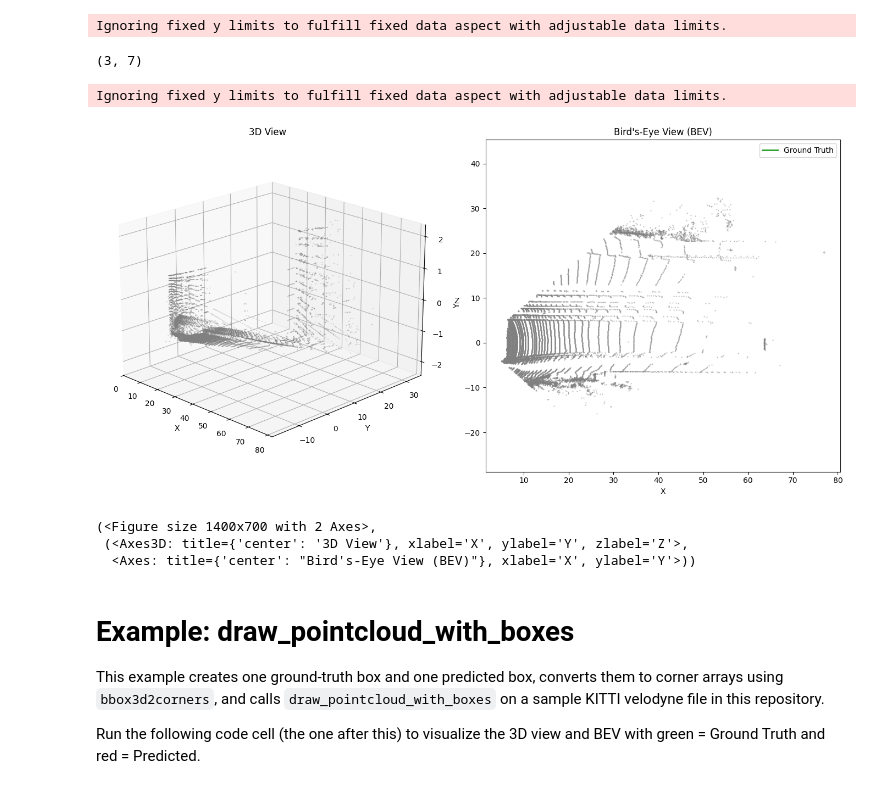
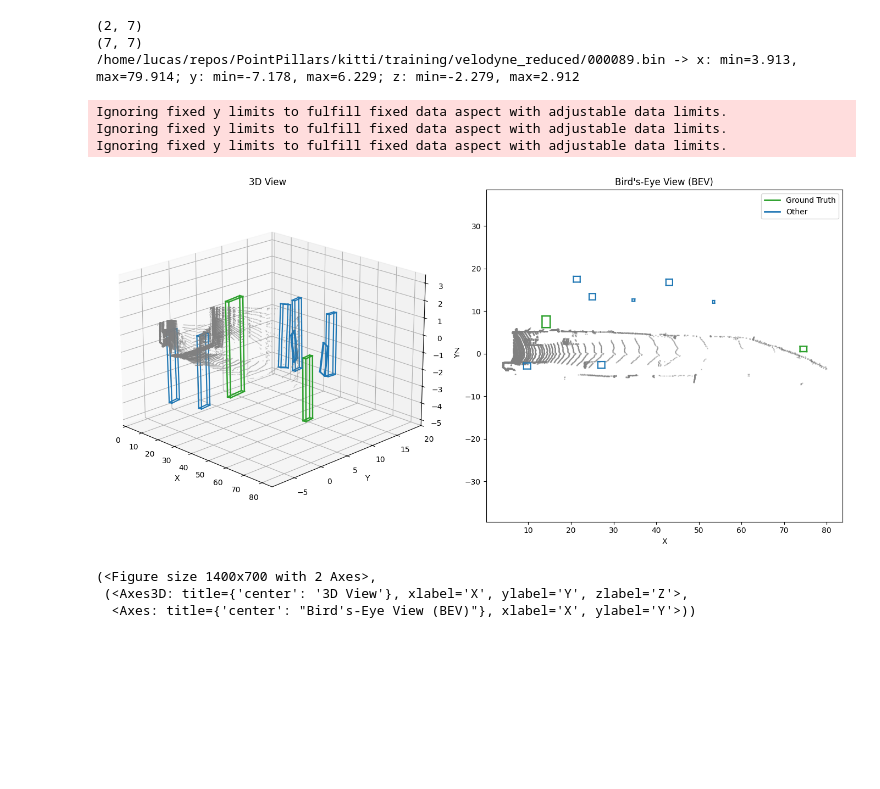
Before and after one commit to Lucaswujc/PointPillars, a Jupyter notebook: display_boxes.ipynb, the cells around one changed output. Drawn from its saved outputs; the diff is of its cells as text; code cells hidden in the pictures; blank space fills up the shorter version.

```diff
--- a/display_boxes.ipynb
+++ b/display_boxes.ipynb
@@ -192,42 +280,79 @@ def draw_pointcloud_with_boxes(bin_path, boxes_corners_gt, boxes_corners_pred=No
     if show:
         plt.show()
     return fig, (ax3d, axbev)
+# %%
+def points_camera2lidar(points, tr_velo_to_cam, r0_rect):
+    '''
+    points: shape=(N, 8, 3)
+    tr_velo_to_cam: shape=(4, 4)
+    r0_rect: shape=(4, 4)
+    return: shape=(N, 8, 3)
+    '''
+    extended_xyz = np.pad(points, ((0, 0), (0, 0), (0, 1)), 'constant', constant_values=1.0)
+    rt_mat = np.linalg.inv(r0_rect @ tr_velo_to_cam)
+    xyz = extended_xyz @ rt_mat.T
+    return xyz[..., :3]
 # %%
 import numpy as np
 
 pcd_limit_range = np.array([0, -40, -3, 70.4, 40, 0.0], dtype=np.float32)
 # Extract annotation arrays
-annos = loaded_data[1]['annos']
+idx = 27
+annos = loaded_data[idx]['annos']
+annos1 = eval_data[idx]
+
 locations = annos['location']
 dimensions = annos['dimensions']
 rotations_y = annos['rotation_y']
 
+locations1 = annos1['location']
+dimensions1 = annos1['dimensions']
+rotations_y1 = annos1['rotation_y']
+
+calib = loaded_data[idx]['calib']
+r0_rect = calib['R0_rect']
+tr_velo_to_cam = calib['Tr_velo_to_cam']
 
 # Filter out invalid boxes (e.g., 'DontCare' or negative dimensions)
 valid_mask = (annos['name'] != 'DontCare') & (dimensions[:, 0] > 0) & (dimensions[:, 1] > 0) & (dimensions[:, 2] > 0)
+valid_mask1 = (annos1['name'] != 'DontCare') & (dimensions1[:, 0] > 0) & (dimensions1[:, 1] > 0) & (dimensions1[:, 2] > 0)
 
 locations_valid = locations[valid_mask]
 dimensions_valid = dimensions[valid_mask]
 rotations_y_valid = rotations_y[valid_mask]
+locations1_valid = locations1[valid_mask1]
+dimensions1_valid = dimensions1[valid_mask1]
+rotations_y1_valid = rotations_y1[valid_mask1]
 
 # Compute corners for each valid box
 # boxes_corners = [compute_box_corners(loc, dim, ry) for loc, dim, ry in zip(locations_valid, dimensions_valid, rotations_y_valid)]
 bboxes = np.concatenate([locations_valid, dimensions_valid, rotations_y_valid[:, None]], axis=1)  # shape: (N, 7)
+bboxes1 = np.concatenate([locations1_valid, dimensions1_valid, rotations_y1_valid[:, None]], axis=1)  # shape: (N, 7)
 
-boxes_corners2 = bbox3d2corners(bboxes)
+boxes_corners = bbox3d2corners(bboxes)
+bboxes_corners2 = bbox3d2corners(bboxes1)
+boxes_corners_in_lidar = points_camera2lidar(points=boxes_corners,
+                                             r0_rect=r0_rect,
+                                             tr_velo_to_cam=tr_velo_to_cam)
+boxes_corners2_in_lidar = points_camera2lidar(points=bboxes_corners2,
+                                             r0_rect=r0_rect,
+                                             tr_velo_to_cam=tr_velo_to_cam)
 # print(boxes_corners)
 # print(boxes_corners2)
 # Draw on the point cloud
-boxes_corners2 = keep_bbox_from_lidar_range_strict(boxes_corners2, pcd_limit_range)
-draw_pointcloud_with_boxes('/home/lucas/repos/PointPillars/kitti/training/velodyne_reduced/000001.bin', boxes_corners2)
+# boxes_corners2 = keep_bbox_from_lidar_range_strict(boxes_corners2, pcd_limit_range)
+draw_pointcloud_with_boxes('/home/lucas/repos/PointPillars/kitti/training/velodyne_reduced/000089.bin', boxes_corners_in_lidar, boxes_corners2_in_lidar, mode='default', show=True)
 # %% [output]
-Ignoring fixed y limits to fulfill fixed data aspect with adjustable data limits.
+(2, 7)
+(7, 7)
+/home/lucas/repos/PointPillars/kitti/training/velodyne_reduced/000089.bin -> x: min=3.913, max=79.914; y: min=-7.178, max=6.229; z: min=-2.279, max=2.912
-(3, 7)
+Ignoring fixed y limits to fulfill fixed data aspect with adjustable data limits.
+Ignoring fixed y limits to fulfill fixed data aspect with adjustable data limits.
+Ignoring fixed y limits to fulfill fixed data aspect with adjustable data limits.
+[figure, new version]
-Ignoring fixed y limits to fulfill fixed data aspect with adjustable data limits.
+(<Figure size 1400x700 with 2 Axes>,
+ (<Axes3D: title={'center': '3D View'}, xlabel='X', ylabel='Y', zlabel='Z'>,
+  <Axes: title={'center': "Bird's-Eye View (BEV)"}, xlabel='X', ylabel='Y'>))
-[figure, old version]
-(<Figure size 1400x700 with 2 Axes>,
- (<Axes3D: title={'center': '3D View'}, xlabel='X', ylabel='Y', zlabel='Z'>,
-  <Axes: title={'center': "Bird's-Eye View (BEV)"}, xlabel='X', ylabel='Y'>))
 # %%
 import numpy as np
 def keep_bbox_from_lidar_range_strict(lidar_bboxes_or_corners, pcd_limit_range, return_mask=False):
@@ -308,6 +399,0 @@ def draw_pointcloud_with_boxes2d(bin_path, boxes_corners):
-# %% [markdown]
-# Example: draw_pointcloud_with_boxes
-
-This example creates one ground-truth box and one predicted box, converts them to corner arrays using `bbox3d2corners`, and calls `draw_pointcloud_with_boxes` on a sample KITTI velodyne file in this repository.
-
-Run the following code cell (the one after this) to visualize the 3D view and BEV with green = Ground Truth and red = Predicted.
```
Also changed, not shown: parts of 5 cells of this notebook, 1 other file.
